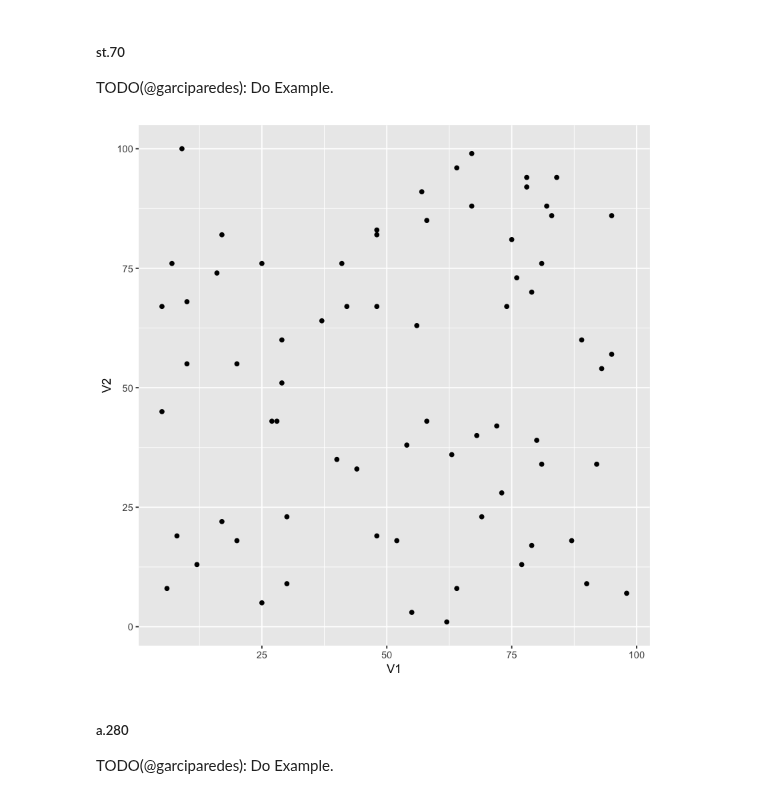
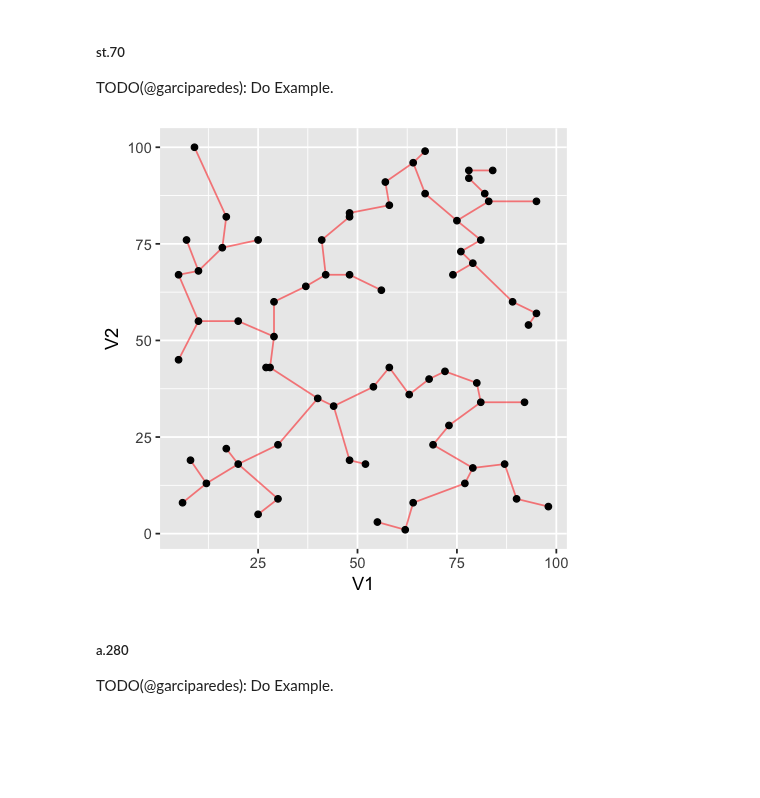
Before and after one commit to garciparedes/integer-programming-heuristics, a Jupyter notebook: integer-programming-network-heuristics.ipynb, the cells around one changed output. Cells and saved outputs as stored; diff of their text form; code cells hidden in the pictures; blank space fills up the shorter version.

```diff
--- a/integer-programming-network-heuristics.ipynb
+++ b/integer-programming-network-heuristics.ipynb
@@ -376,13 +420,17 @@ st.70 <-
     "st70.dat" %>%
     { paste0(dataset.folder, .) } %>%
     ReadCoordinatedFile()
-# %%
-st.70 %>%
-    as.data.frame() %>%
-    ggplot(aes(x = V1, y = V2)) +
-        geom_point()
-# %% [output]
-[figure, removed]
+# %%
+options(repr.plot.width = 4, repr.plot.height = 4)
+
+y <- SolveMinimumSpanningTree(dist(st.70))
+cbind(st.70[y[,1], ], st.70[y[,2], ]) %>%
+as.data.frame %>%
+ggplot() +
+    geom_segment(aes(x = V1, y = V2, xend = V3, yend = V4),colour="red",alpha=0.5) +
+    geom_point(data = as.data.frame(st.70), aes(x = V1, y = V2))
+# %% [output]
+[figure, added]
 # %% [markdown]
 ##### a.280
 
```
Also changed, not shown: parts of 9 cells of this notebook.
